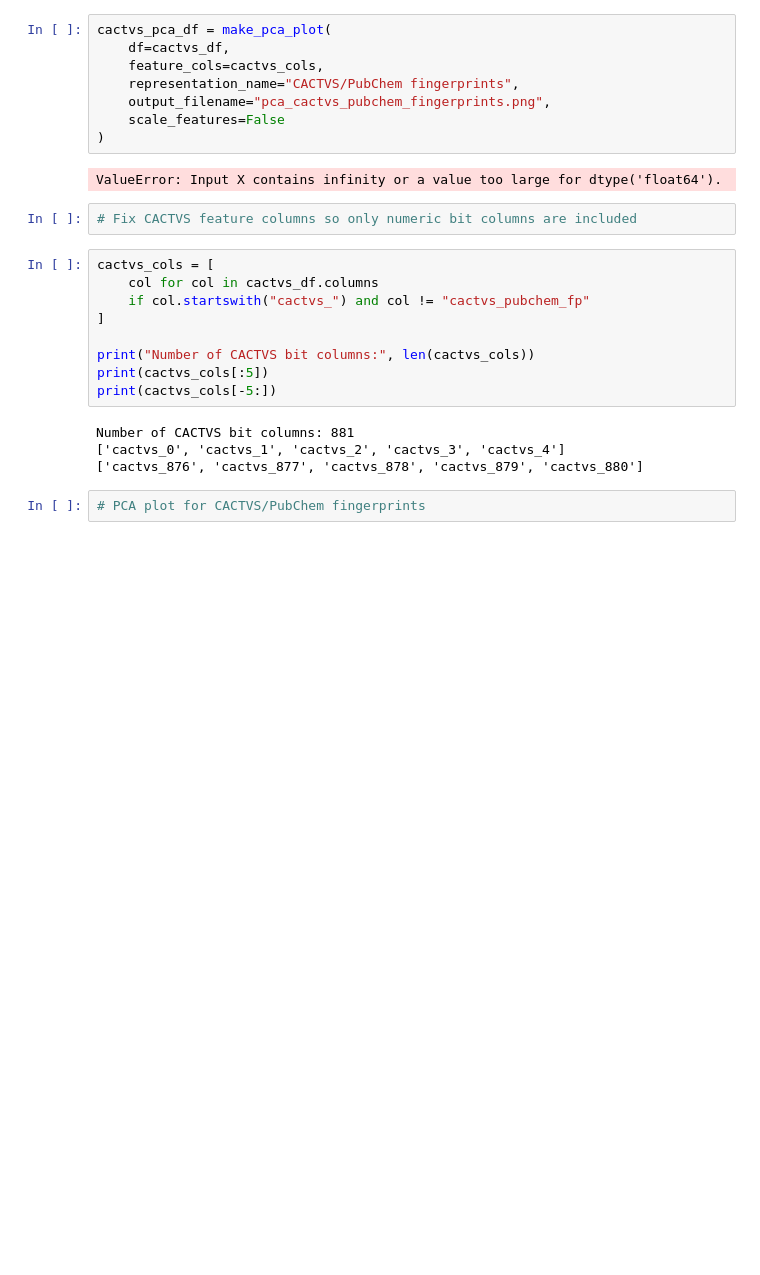
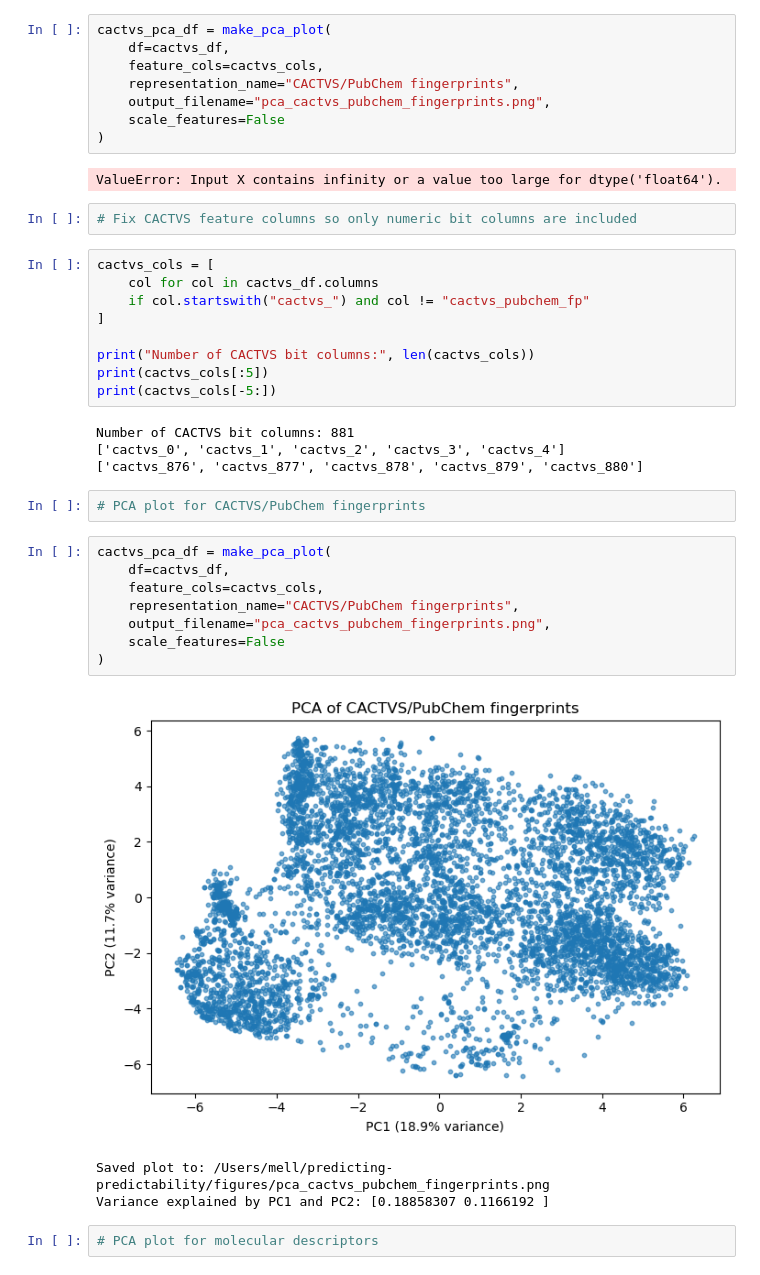
Before and after one commit to mell508-gif/predicting-predictability, a Jupyter notebook: notebooks/objective_2_rdkit_fingerprints.ipynb, the cells around one changed output. Cells and saved outputs as stored; diff of their text form; blank space fills up the shorter version.

```diff
--- a/notebooks/objective_2_rdkit_fingerprints.ipynb
+++ b/notebooks/objective_2_rdkit_fingerprints.ipynb
@@ -1092,3 +1092,17 @@ Number of CACTVS bit columns: 881
 ['cactvs_876', 'cactvs_877', 'cactvs_878', 'cactvs_879', 'cactvs_880']
 # %%
 # PCA plot for CACTVS/PubChem fingerprints
+# %%
+cactvs_pca_df = make_pca_plot(
+    df=cactvs_df,
+    feature_cols=cactvs_cols,
+    representation_name="CACTVS/PubChem fingerprints",
+    output_filename="pca_cactvs_pubchem_fingerprints.png",
+    scale_features=False
+)
+# %% [output]
+[figure, added]
+Saved plot to: /Users/mell/predicting-predictability/figures/pca_cactvs_pubchem_fingerprints.png
+Variance explained by PC1 and PC2: [0.18858307 0.1166192 ]
+# %%
+# PCA plot for molecular descriptors
```
Also changed, not shown: parts of 20 cells of this notebook, 8 other files.
